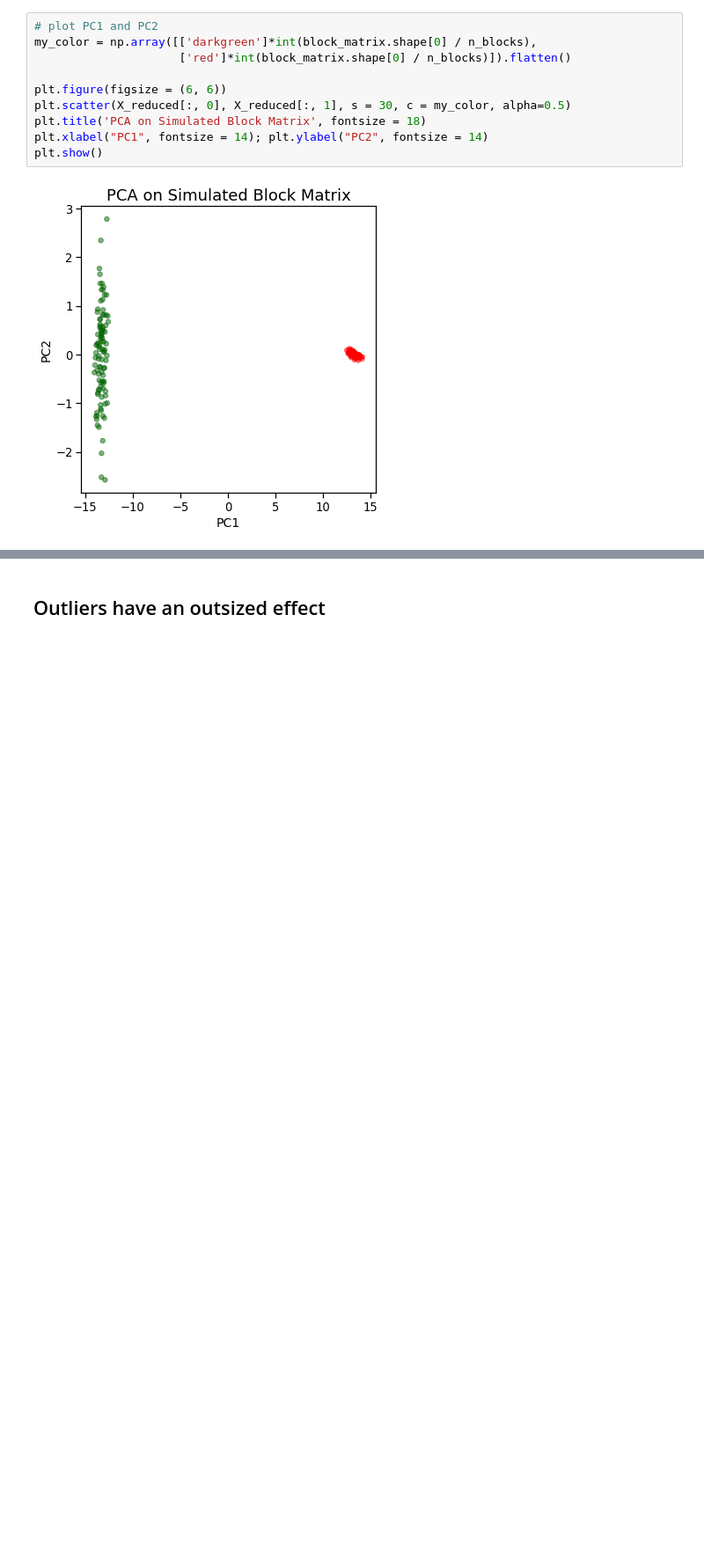
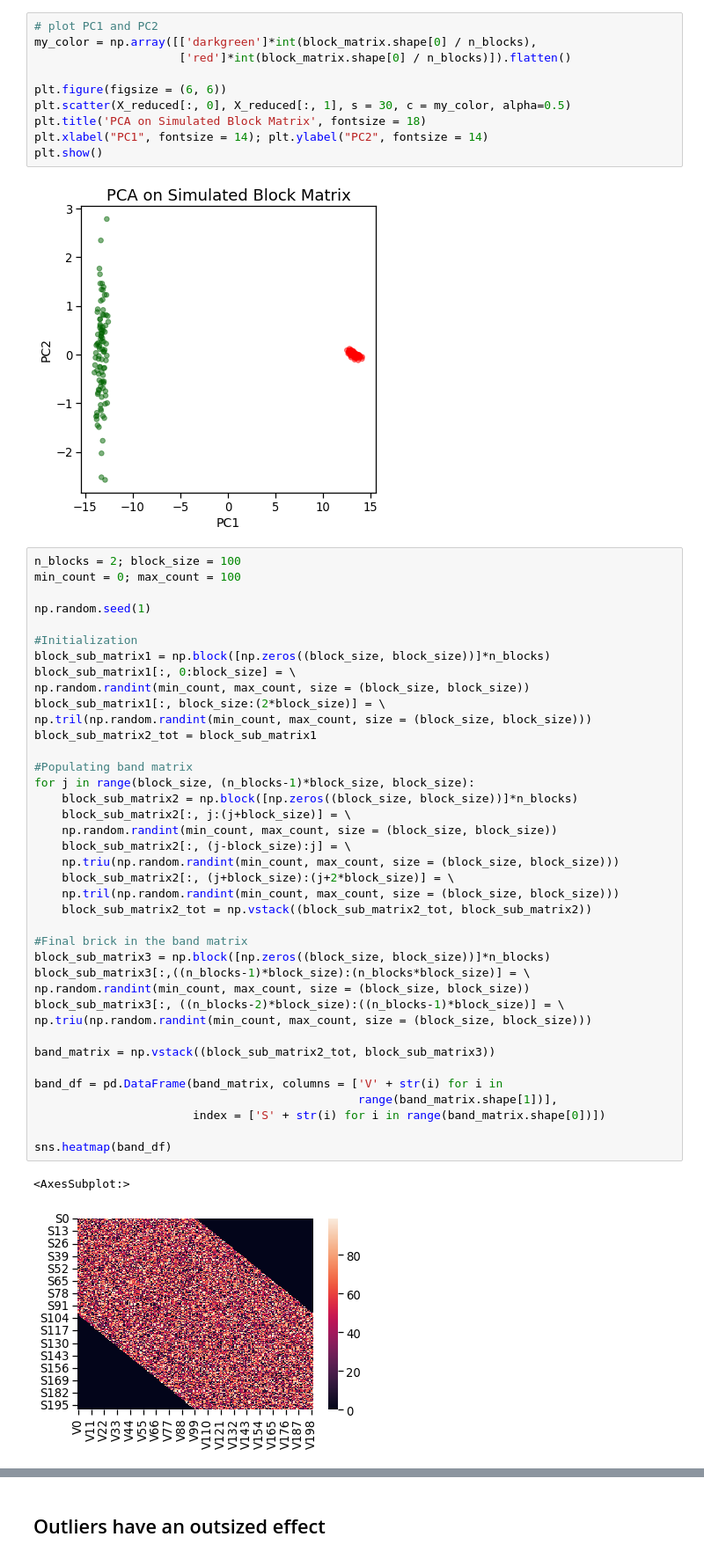
Before and after one commit to ritika-giri/pca-for-biologists-workshop, a Jupyter notebook: 01-PCA-basics.ipynb, the cells around one changed output, grey strips where cells are left out. Shown at 88% size. Drawn from its saved outputs; the diff is of its cells as text; blank space fills up the shorter version.

Commit message:
band matrix added

```diff
--- a/01-PCA-basics.ipynb
+++ b/01-PCA-basics.ipynb
@@ -526,3 +526,45 @@ plt.xlabel("PC1", fontsize = 14); plt.ylabel("PC2", fontsize = 14)
 plt.show()
 # %% [output]
 [figure]
+# %%
+n_blocks = 2; block_size = 100
+min_count = 0; max_count = 100
+
+np.random.seed(1)
+
+#Initialization
+block_sub_matrix1 = np.block([np.zeros((block_size, block_size))]*n_blocks)
+block_sub_matrix1[:, 0:block_size] = \
+np.random.randint(min_count, max_count, size = (block_size, block_size))
+block_sub_matrix1[:, block_size:(2*block_size)] = \
+np.tril(np.random.randint(min_count, max_count, size = (block_size, block_size)))
+block_sub_matrix2_tot = block_sub_matrix1
+
+#Populating band matrix
+for j in range(block_size, (n_blocks-1)*block_size, block_size):
+    block_sub_matrix2 = np.block([np.zeros((block_size, block_size))]*n_blocks)
+    block_sub_matrix2[:, j:(j+block_size)] = \
+    np.random.randint(min_count, max_count, size = (block_size, block_size))
+    block_sub_matrix2[:, (j-block_size):j] = \
+    np.triu(np.random.randint(min_count, max_count, size = (block_size, block_size)))
+    block_sub_matrix2[:, (j+block_size):(j+2*block_size)] = \
+    np.tril(np.random.randint(min_count, max_count, size = (block_size, block_size)))
+    block_sub_matrix2_tot = np.vstack((block_sub_matrix2_tot, block_sub_matrix2))
+
+#Final brick in the band matrix
+block_sub_matrix3 = np.block([np.zeros((block_size, block_size))]*n_blocks)
+block_sub_matrix3[:,((n_blocks-1)*block_size):(n_blocks*block_size)] = \
+np.random.randint(min_count, max_count, size = (block_size, block_size))
+block_sub_matrix3[:, ((n_blocks-2)*block_size):((n_blocks-1)*block_size)] = \
+np.triu(np.random.randint(min_count, max_count, size = (block_size, block_size)))
+
+band_matrix = np.vstack((block_sub_matrix2_tot, block_sub_matrix3))
+
+band_df = pd.DataFrame(band_matrix, columns = ['V' + str(i) for i in
+                                               range(band_matrix.shape[1])],
+                       index = ['S' + str(i) for i in range(band_matrix.shape[0])])
+
+sns.heatmap(band_df)
+# %% [output]
+<AxesSubplot:>
+[figure, added]
```
Also changed, not shown: parts of 1 cell of this notebook.
